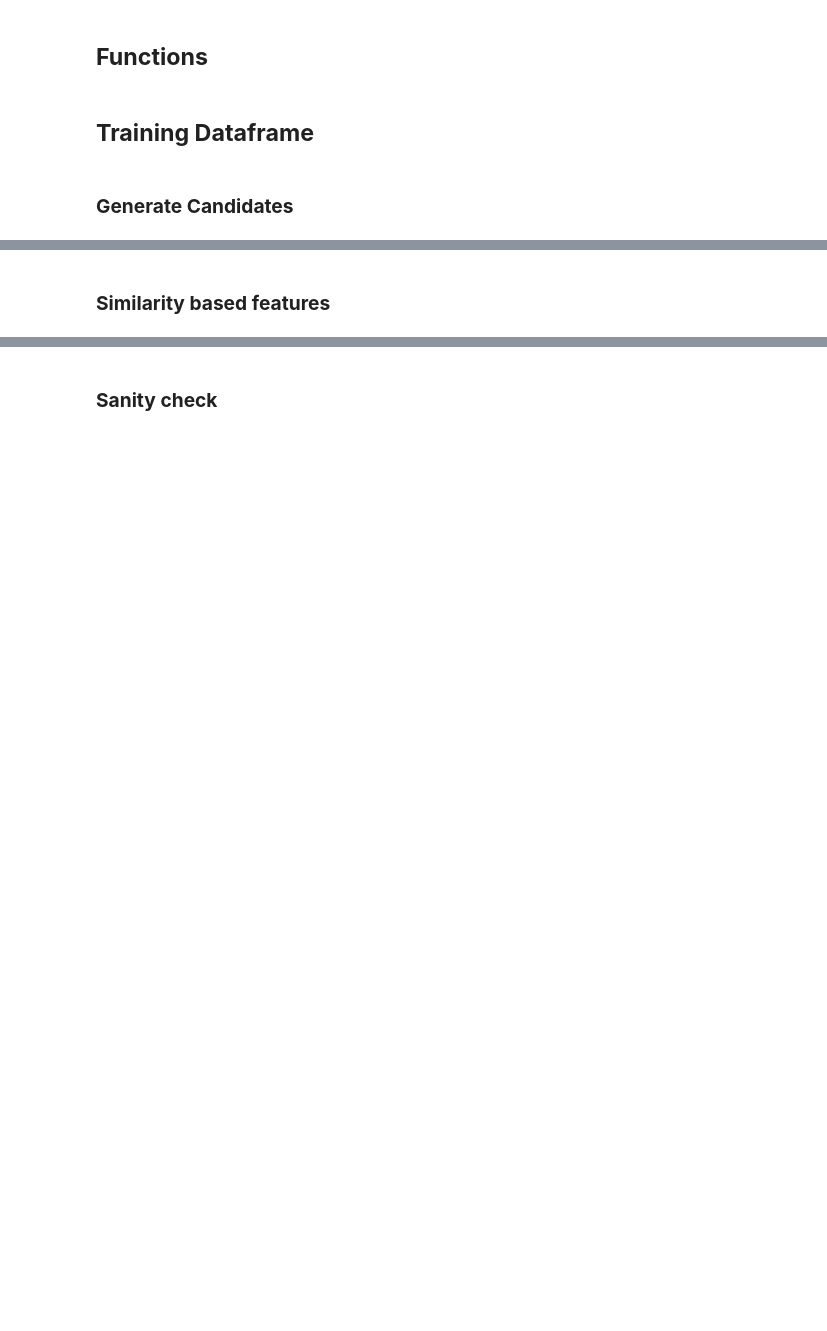
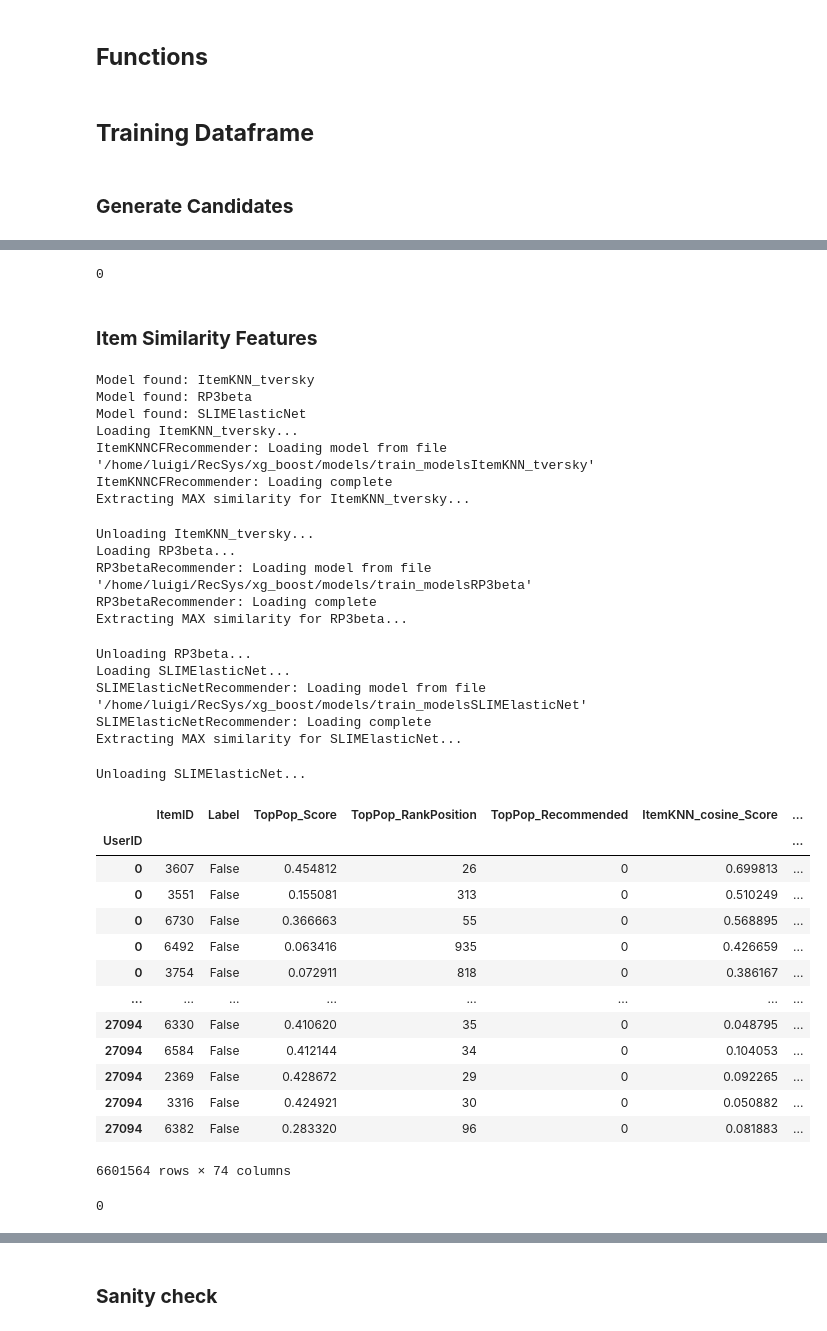
Before and after one commit to Lv1g1/RecSys-Challenge-2025, a Jupyter notebook: Challenge/xg_boost/generate_dataframes.ipynb, the cells around one changed output, grey strips where cells are left out. Saved outputs shown, nothing was run; the diff lists cells and outputs as text; code cells hidden in the pictures; blank space fills up the shorter version.

Commit message:
created pipeline to gnerate data for xgboost

```diff
--- a/Challenge/xg_boost/generate_dataframes.ipynb
+++ b/Challenge/xg_boost/generate_dataframes.ipynb
@@ -431,6 +608,20 @@ def check_for_nans(df):
+# %%
+def optimize_dataframe_types(df):
+    # 1. Downcast Integers (UserID, ItemID, Ranks)
+    # int64 -> int32 (saves 50% RAM)
+    ints = df.select_dtypes(include=['int64', 'int32', 'int']).columns
+    df[ints] = df[ints].apply(pd.to_numeric, downcast='integer')
+
+    # 2. Downcast Floats (Scores, Similarities)
+    # float64 -> float32 (saves 50% RAM, XGBoost doesn't need float64)
+    floats = df.select_dtypes(include=['float64', 'float']).columns
+    df[floats] = df[floats].apply(pd.to_numeric, downcast='float')
+
+    return df
 # %% [markdown]
 ## **Training Dataframe**
 # %% [markdown]
 ### **Generate Candidates**
 # %%
-training_dataframe = generate_candidates(URM_train)
+training_dataframe = generate_candidates(URM_train, "train_candidates")
+training_dataframe
@@ -455,3 +705,3 @@ training_dataframe.Label.sum()
 # %%
-training_dataframe = add_models_features(training_dataframe, URM_train)
+training_dataframe = add_models_features(training_dataframe, URM_train, "train_models")
 training_dataframe
@@ -458,4 +782,48 @@ training_dataframe
+# %%
+training_dataframe = optimize_dataframe_types(training_dataframe)
+gc.collect()
+# %% [output]
+0
 # %% [markdown]
-### **Similarity based features**
+### **Item Similarity Features**
 # %%
-training_dataframe = calculate_item_item_features_batched(training_dataframe, URM_train)
+training_dataframe = calculate_item_item_features_fast(training_dataframe, URM_train, "train_models")
+training_dataframe
+# %% [output]
+Model found: ItemKNN_tversky
+Model found: RP3beta
+Model found: SLIMElasticNet
+Loading ItemKNN_tversky...
+ItemKNNCFRecommender: Loading model from file '/home/luigi/RecSys/xg_boost/models/train_modelsItemKNN_tversky'
+ItemKNNCFRecommender: Loading complete
+Extracting MAX similarity for ItemKNN_tversky...
+Unloading ItemKNN_tversky...
+Loading RP3beta...
+RP3betaRecommender: Loading model from file '/home/luigi/RecSys/xg_boost/models/train_modelsRP3beta'
+RP3betaRecommender: Loading complete
+Extracting MAX similarity for RP3beta...
+Unloading RP3beta...
+Loading SLIMElasticNet...
+SLIMElasticNetRecommender: Loading model from file '/home/luigi/RecSys/xg_boost/models/train_modelsSLIMElasticNet'
+SLIMElasticNetRecommender: Loading complete
+Extracting MAX similarity for SLIMElasticNet...
+Unloading SLIMElasticNet...
+|  | ItemID | Label | TopPop_Score | TopPop_RankPosition | TopPop_Recommended | ItemKNN_cosine_Score | ... |
+| UserID |  |  |  |  |  |  | ... |
+| 0 | 3607 | False | 0.454812 | 26 | 0 | 0.699813 | ... |
+| 0 | 3551 | False | 0.155081 | 313 | 0 | 0.510249 | ... |
+| 0 | 6730 | False | 0.366663 | 55 | 0 | 0.568895 | ... |
+| 0 | 6492 | False | 0.063416 | 935 | 0 | 0.426659 | ... |
+| 0 | 3754 | False | 0.072911 | 818 | 0 | 0.386167 | ... |
+| ... | ... | ... | ... | ... | ... | ... | ... |
+| 27094 | 6330 | False | 0.410620 | 35 | 0 | 0.048795 | ... |
+| 27094 | 6584 | False | 0.412144 | 34 | 0 | 0.104053 | ... |
+| 27094 | 2369 | False | 0.428672 | 29 | 0 | 0.092265 | ... |
+| 27094 | 3316 | False | 0.424921 | 30 | 0 | 0.050882 | ... |
+| 27094 | 6382 | False | 0.283320 | 96 | 0 | 0.081883 | ... |
+6601564 rows × 74 columns
+# %%
+training_dataframe = optimize_dataframe_types(training_dataframe)
+gc.collect()
+# %% [output]
+0
```
Also changed, not shown: parts of 102 cells of this notebook, 7 other files.
